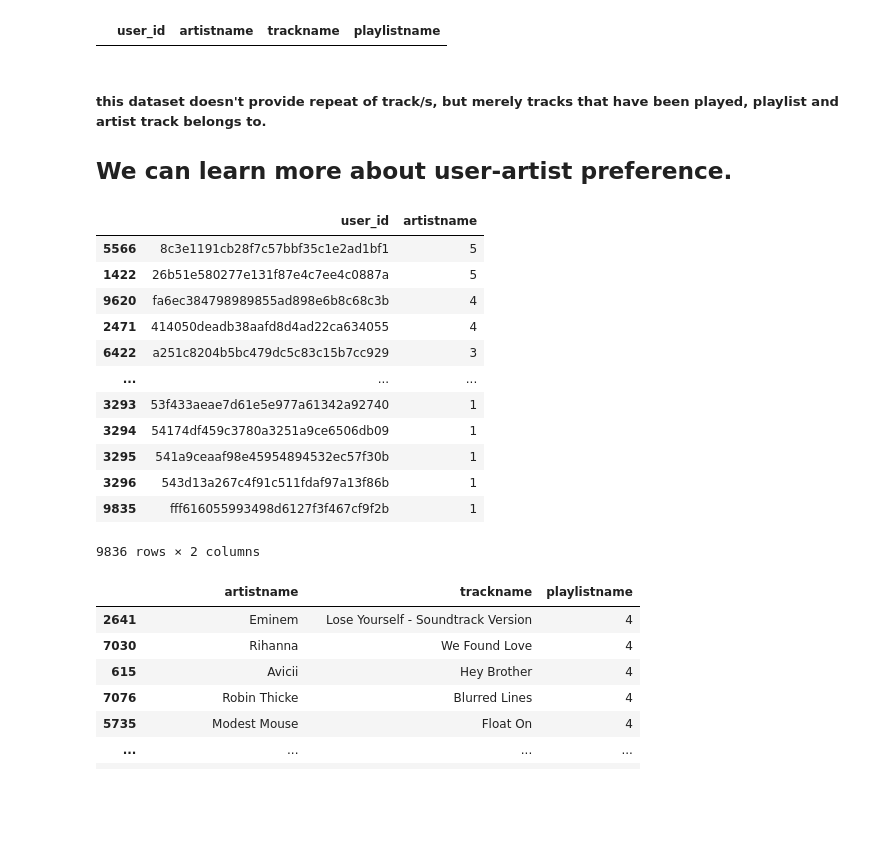
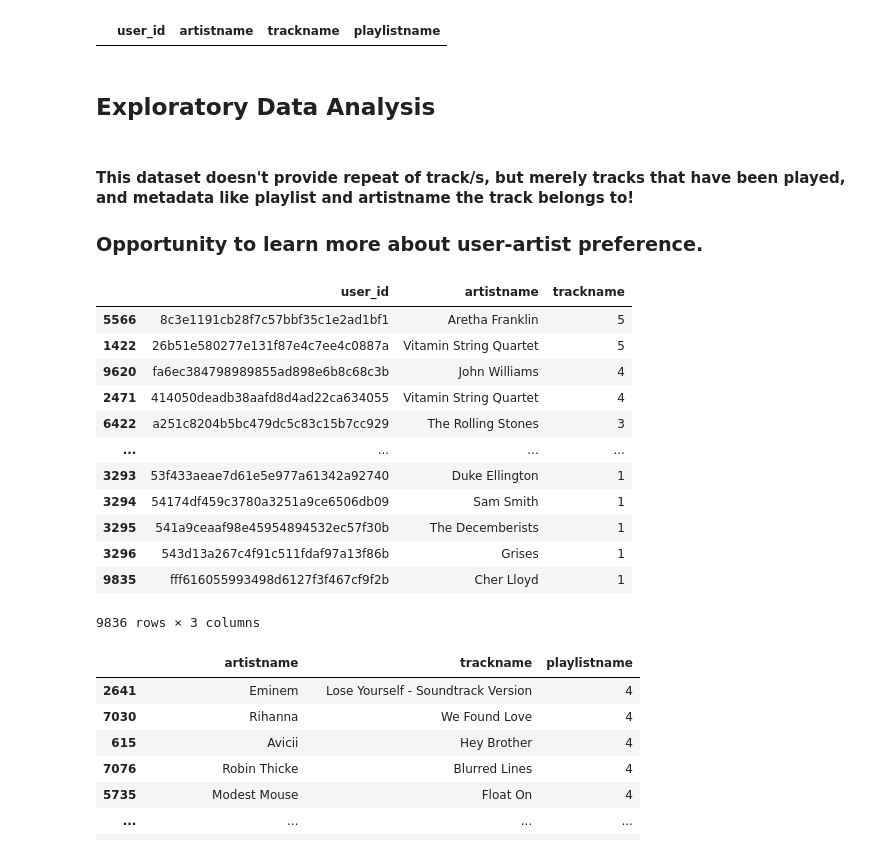
Before and after one commit to navitajain/NLP-Entity-Resolution-impact-on-Artist-Recommendation, a Jupyter notebook: NLP - Entity Resolution impact on Artist Recommendation.ipynb, the cells around one changed output. Drawn from its saved outputs; the diff is of its cells as text; code cells hidden in the pictures; blank space fills up the shorter version.

```diff
--- a/NLP - Entity Resolution impact on Artist Recommendation.ipynb
+++ b/NLP - Entity Resolution impact on Artist Recommendation.ipynb
@@ -81,25 +82,27 @@ df.dropna(inplace=True)
 df[df.duplicated()]
 # %% [output]
 |  | user_id | artistname | trackname | playlistname |
+# %% [markdown]
+## Exploratory Data Analysis
 # %% [markdown]
-##### this dataset doesn't provide repeat of track/s, but merely tracks that have been played, playlist and artist track belongs to.
-## We can learn more about user-artist preference.
+#### This dataset doesn't provide repeat of track/s, but merely tracks that have been played, and metadata like playlist and artistname the track belongs to!
+### Opportunity to learn more about user-artist preference.
 # %%
-# artist frequently played by userid
+# artist frequently played by user
 df.groupby(['user_id', 'artistname'], as_index=False
-          )['artistname'].count().sort_values(by=['artistname'], ascending=False)
+          )['trackname'].count().sort_values(by=['trackname'], ascending=False)
 # %% [output]
-|  | user_id | artistname |
-| 5566 | 8c3e1191cb28f7c57bbf35c1e2ad1bf1 | 5 |
-| 1422 | 26b51e580277e131f87e4c7ee4c0887a | 5 |
-| 9620 | fa6ec384798989855ad898e6b8c68c3b | 4 |
-| 2471 | 414050deadb38aafd8d4ad22ca634055 | 4 |
-| 6422 | a251c8204b5bc479dc5c83c15b7cc929 | 3 |
-| ... | ... | ... |
-| 3293 | 53f433aeae7d61e5e977a61342a92740 | 1 |
-| 3294 | 54174df459c3780a3251a9ce6506db09 | 1 |
-| 3295 | 541a9ceaaf98e45954894532ec57f30b | 1 |
-| 3296 | 543d13a267c4f91c511fdaf97a13f86b | 1 |
-| 9835 | fff616055993498d6127f3f467cf9f2b | 1 |
+|  | user_id | artistname | trackname |
+| 5566 | 8c3e1191cb28f7c57bbf35c1e2ad1bf1 | Aretha Franklin | 5 |
+| 1422 | 26b51e580277e131f87e4c7ee4c0887a | Vitamin String Quartet | 5 |
+| 9620 | fa6ec384798989855ad898e6b8c68c3b | John Williams | 4 |
+| 2471 | 414050deadb38aafd8d4ad22ca634055 | Vitamin String Quartet | 4 |
+| 6422 | a251c8204b5bc479dc5c83c15b7cc929 | The Rolling Stones | 3 |
+| ... | ... | ... | ... |
+| 3293 | 53f433aeae7d61e5e977a61342a92740 | Duke Ellington | 1 |
+| 3294 | 54174df459c3780a3251a9ce6506db09 | Sam Smith | 1 |
+| 3295 | 541a9ceaaf98e45954894532ec57f30b | The Decemberists | 1 |
+| 3296 | 543d13a267c4f91c511fdaf97a13f86b | Grises | 1 |
+| 9835 | fff616055993498d6127f3f467cf9f2b | Cher Lloyd | 1 |
-9836 rows × 2 columns
+9836 rows × 3 columns
 # %%
```
Also changed, not shown: parts of 22 cells of this notebook.
